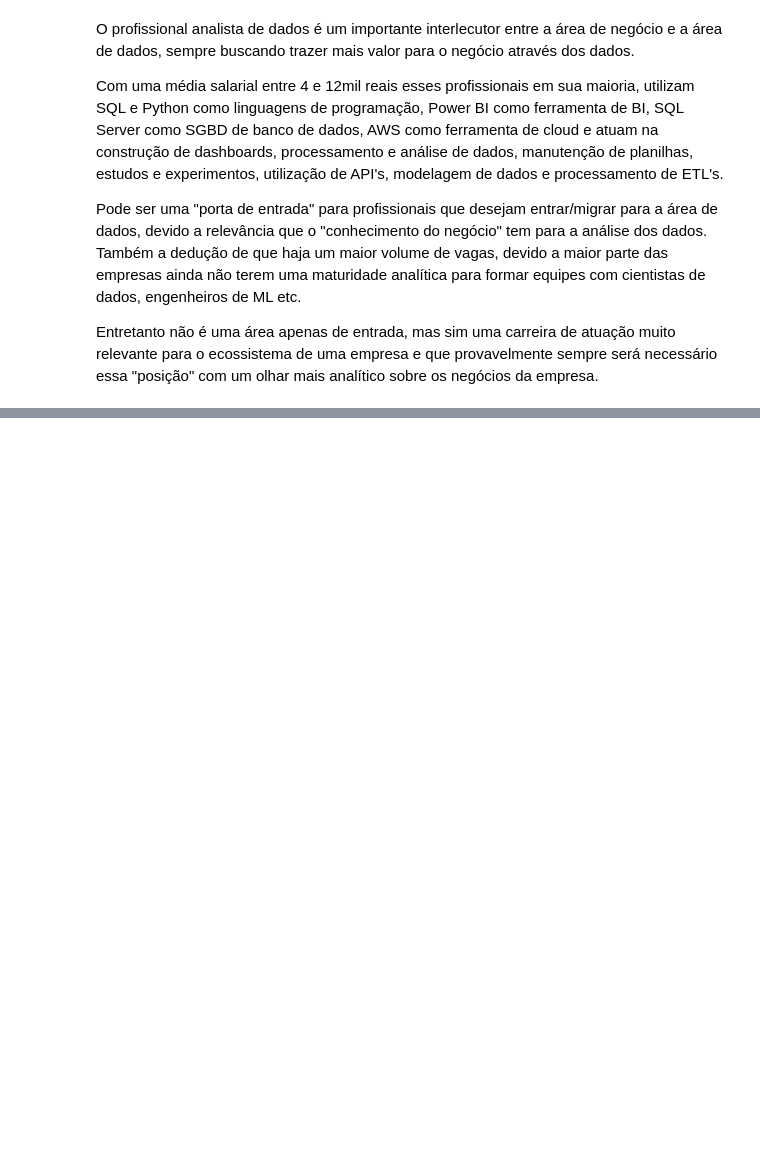
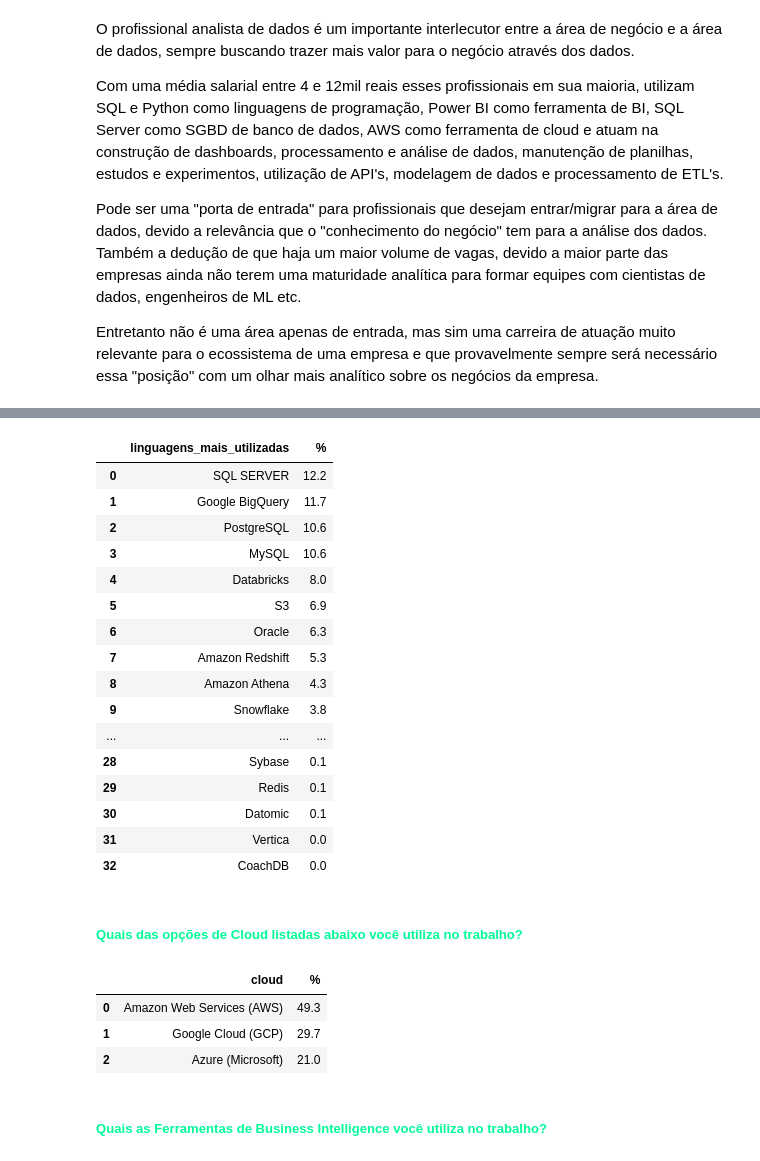
Before and after one commit to FranciscoFoz/state-of-data-2019-2021-2022, a Jupyter notebook: Analise_carreira_analista_de_dados.ipynb, the cells around one changed output, grey strips where cells are left out. Saved outputs shown, nothing was run; the diff lists cells and outputs as text; code cells hidden in the pictures; blank space fills up the shorter version.

```diff
--- a/Analise_carreira_analista_de_dados.ipynb
+++ b/Analise_carreira_analista_de_dados.ipynb
@@ -36,0 +85,2 @@ import funcoes as f
+# %%
+df_state_of_data_2021.drop_duplicates(inplace=True)
@@ -537,0 +1325,36 @@ Entretanto não é uma área apenas de entrada, mas sim uma carreira de atuaçã
+# %%
+f.percentual_colunas_multiplas_respostas(df_analista_dados_2022,
+                                         [44, 45, 46, 47, 48, 49, 50, 51, 52, 53, 54, 55, 56, 57, 58, 59, 60,
+                                            61, 62, 63, 64, 65, 66, 67, 68, 69, 70, 71, 72, 73, 74, 75, 76],
+                                         'linguagens_mais_utilizadas')
+# %% [output]
+|  | linguagens_mais_utilizadas | % |
+| 0 | SQL SERVER | 12.2 |
+| 1 | Google BigQuery | 11.7 |
+| 2 | PostgreSQL | 10.6 |
+| 3 | MySQL | 10.6 |
+| 4 | Databricks | 8.0 |
+| 5 | S3 | 6.9 |
+| 6 | Oracle | 6.3 |
+| 7 | Amazon Redshift | 5.3 |
+| 8 | Amazon Athena | 4.3 |
+| 9 | Snowflake | 3.8 |
+| ... | ... | ... |
+| 28 | Sybase | 0.1 |
+| 29 | Redis | 0.1 |
+| 30 | Datomic | 0.1 |
+| 31 | Vertica | 0.0 |
+| 32 | CoachDB | 0.0 |
+# %% [markdown]
+##### <font color= MediumSpringGreen> **Quais das opções de Cloud listadas abaixo você utiliza no trabalho?**
+ </font>
+# %%
+f.percentual_colunas_multiplas_respostas(df_analista_dados_2022_puro,[78,79,80],'cloud')
+# %% [output]
+|  | cloud | % |
+| 0 | Amazon Web Services (AWS) | 49.3 |
+| 1 | Google Cloud (GCP) | 29.7 |
+| 2 | Azure (Microsoft) | 21.0 |
+# %% [markdown]
+##### <font color= MediumSpringGreen> **Quais as Ferramentas de Business Intelligence você utiliza no trabalho?**
+ </font>
```
Also changed, not shown: parts of 102 cells of this notebook.
